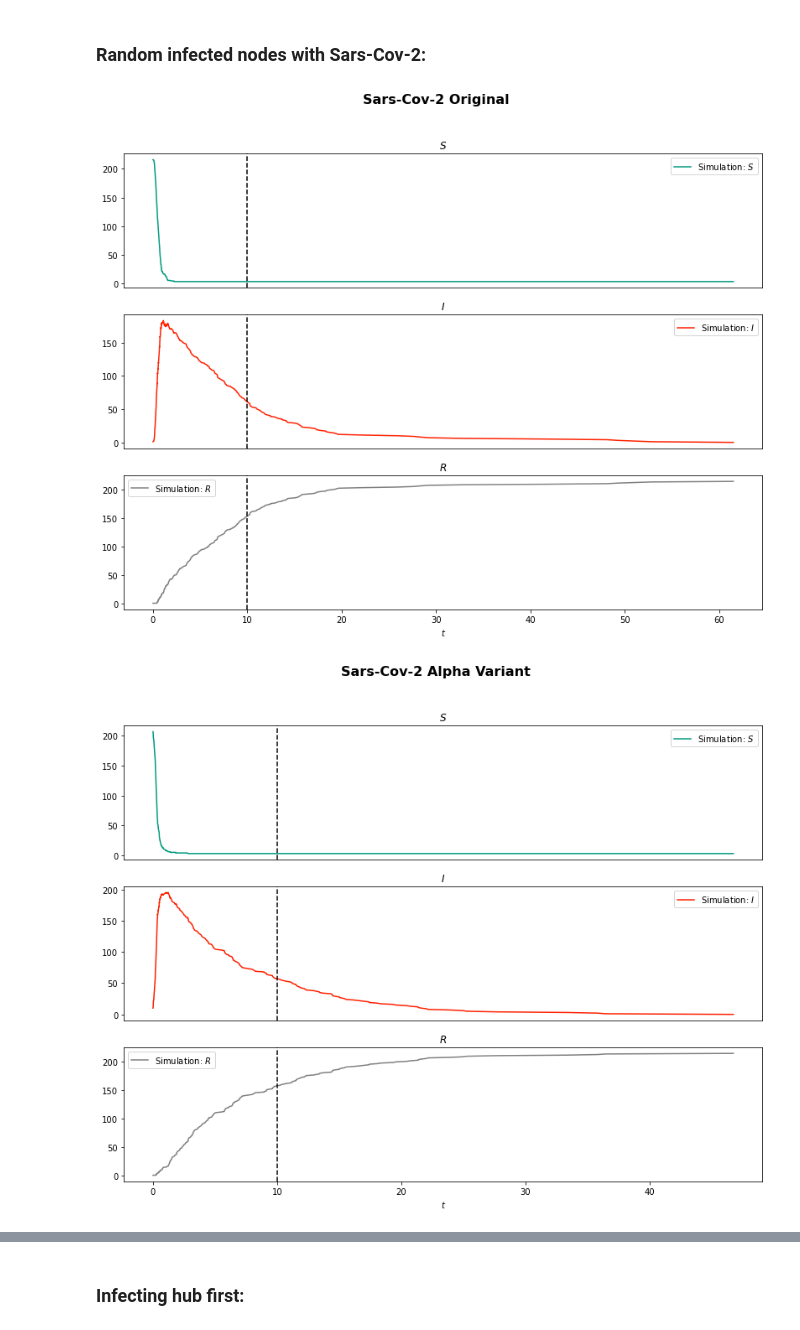
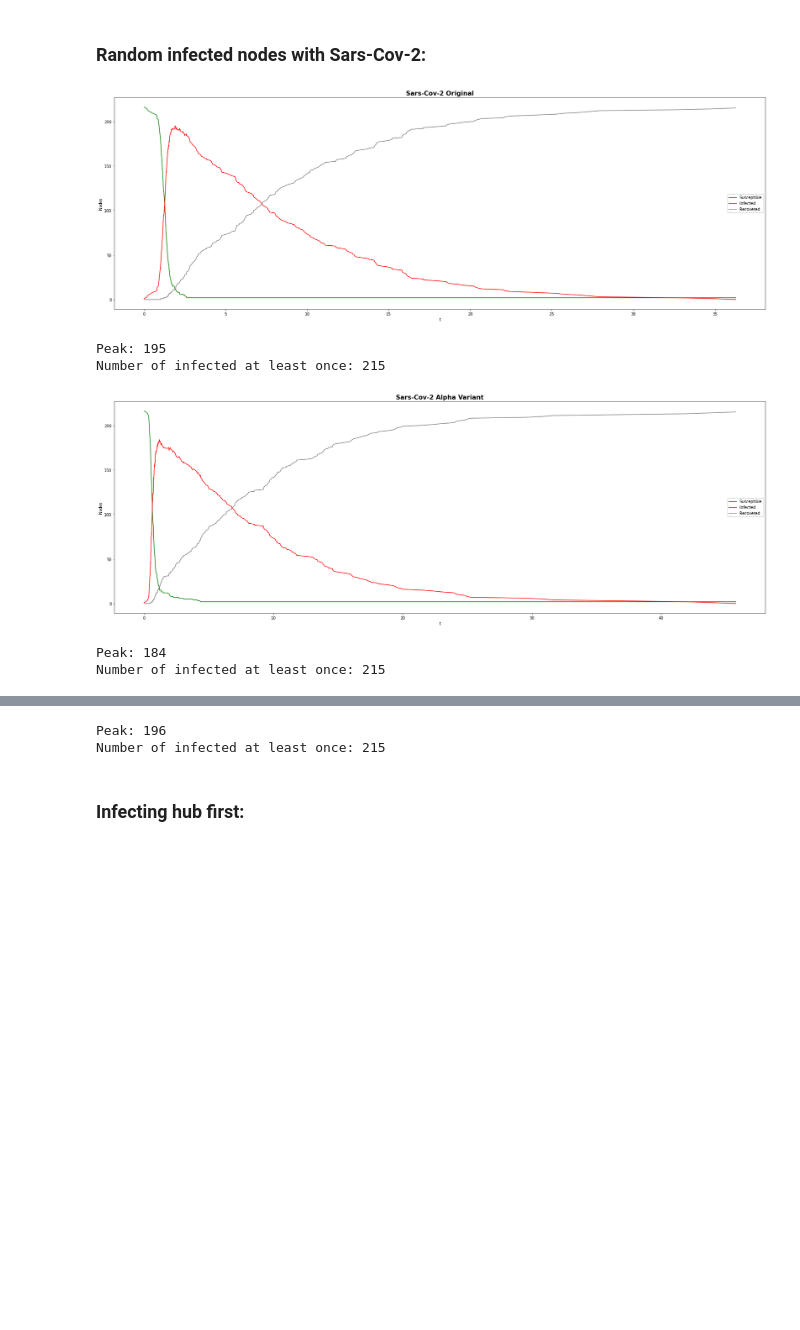
Before and after one commit to danielegerbaldo/Complex-Networks-Analysis-Project, a Jupyter notebook: CNA_Section_6_Epidemics.ipynb, the cells around one changed output, grey strips where cells are left out. Drawn from its saved outputs; the diff is of its cells as text; code cells hidden in the pictures; blank space fills up the shorter version.

Commit message:
Data visualization midified, added SIRSD test

```diff
--- a/CNA_Section_6_Epidemics.ipynb
+++ b/CNA_Section_6_Epidemics.ipynb
@@ -56,12 +56,12 @@ edges = G.edges()
 # %% [markdown]
 # Utility Functions
 # %%
-def display_timeseries(t,ts_plots,data,title=None):
-    fig_time = plt.figure(figsize=(30,10))
-    data._display_time_series_(t=t,fig=fig_time,ts_plots = ts_plots, ts_list = None,timelabel=r'$t$')
-    fig_time.suptitle(title,x=0.72,fontsize=16,fontweight='bold')
-    plt.show()
-    plt.close(fig_time)
+# def display_timeseries(t,ts_plots,data,title=None):
+#     fig_time = plt.figure(figsize=(30,10))
+#     data._display_time_series_(t=t,fig=fig_time,ts_plots = ts_plots, ts_list = None,timelabel=r'$t$')
+#     fig_time.suptitle(title,x=0.72,fontsize=16,fontweight='bold')
+#     plt.show()
+#     plt.close(fig_time)
 
 def display_graph(t,pos,data):
     kwargs = { 'pos':pos,'node_size':8000}
@@ -69,20 +69,14 @@ def display_graph(t,pos,data):
     plt.show()
     plt.close()
 
-def display_sirs_linegraph(t, S, I, R,title):
+def display_linegraph(t, S, I, R=None,title=None):
     fig_sirs_ax = plt.figure(figsize=(30,10))
     plt.plot(t, S, label = 'Susceptible', color='green')
     plt.plot(t, I, label = 'Infected', color='red')
-    plt.plot(t, R, label = 'Recovered', color='grey')
+    if R is not None: plt.plot(t, R, label = 'Recovered', color='grey')
     plt.xlabel('t')
     plt.ylabel('Nodes')
     plt.legend()
     plt.title(title,fontsize=16,fontweight='bold')
     plt.show()
     plt.close(fig_sirs_ax)
-# %%
-def get_random_nodes(n):
-    random_infected = []
-    while(len(random_infected)<n):
-        random_infected.append(random.randrange(1,217))
-    return random_infected
@@ -100,6 +126,8 @@ alpha_cov_tau = 3.60/average_out_degree
 delta_cov_tau = 5.08/average_out_degree
 
 gamma = 1/8 #recovery rate per node (number of step when node is infected)
+
+n_initial_infected = 1
 # %% [markdown]
 # SIR
 # %%
@@ -114,12 +142,25 @@ pos=nx.spring_layout(G, k=0.6, iterations=50)
 # %% [markdown]
 ### Random infected nodes with Sars-Cov-2:
 # %%
-sir_data_orig = EoN.fast_SIR(G, original_cov_tau, gamma, transmission_weight='weight',initial_infecteds=70, return_full_data=True)
-sir_data_alpha = EoN.fast_SIR(G, alpha_cov_tau, gamma, transmission_weight='weight',initial_infecteds=get_random_nodes(10), return_full_data=True)
-sir_data_delta = EoN.fast_SIR(G, delta_cov_tau, gamma, transmission_weight='weight',initial_infecteds=get_random_nodes(10), return_full_data=True)
-display_timeseries(10, [['S'], ['I'], ['R']],sir_data_orig,"Sars-Cov-2 Original")
-display_timeseries(10, [['S'], ['I'], ['R']],sir_data_alpha,"Sars-Cov-2 Alpha Variant")
-display_timeseries(10, [['S'], ['I'], ['R']],sir_data_delta,"Sars-Cov-2 Delta Variant")
+sir_data_orig = EoN.fast_SIR(G, original_cov_tau, gamma, transmission_weight='weight',initial_infecteds=get_random_nodes(n_initial_infected), return_full_data=True, tmax=50)
+sir_data_alpha = EoN.fast_SIR(G, alpha_cov_tau, gamma, transmission_weight='weight',initial_infecteds=get_random_nodes(n_initial_infected), return_full_data=True, tmax=50)
+sir_data_delta = EoN.fast_SIR(G, delta_cov_tau, gamma, transmission_weight='weight',initial_infecteds=get_random_nodes(n_initial_infected), return_full_data=True, tmax=50)
+
+display_linegraph(sir_data_orig.t(),sir_data_orig.S(),sir_data_orig.I(),sir_data_orig.R(),"Sars-Cov-2 Original")
+print("Peak: " + str(max(sir_data_orig.I())))
+print("Number of infected at least once: " + str(len(get_infected(sir_data_orig))))
+
+display_linegraph(sir_data_alpha.t(),sir_data_alpha.S(),sir_data_alpha.I(),sir_data_alpha.R(),"Sars-Cov-2 Alpha Variant")
+print("Peak: " + str(max(sir_data_alpha.I())))
+print("Number of infected at least once: " + str(len(get_infected(sir_data_alpha))))
+
+display_linegraph(sir_data_delta.t(),sir_data_delta.S(),sir_data_delta.I(),sir_data_delta.R(),"Sars-Cov-2 Delta Variant")
+print("Peak: " + str(max(sir_data_delta.I())))
+print("Number of infected at least once: " + str(len(get_infected(sir_data_delta))))
 # %% [output]
-[figure, old version]
+[figure, new version]
+Peak: 195
+Number of infected at least once: 215
-[figure, old version]
+[figure, new version]
+Peak: 184
+Number of infected at least once: 215
@@ -127,3 +168,5 @@ display_timeseries(10, [['S'], ['I'], ['R']],sir_data_delta,"Sars-Cov-2 Delta Va
+Peak: 196
+Number of infected at least once: 215
 # %% [markdown]
 ### Infecting hub first:
 # %%
```
Also changed, not shown: parts of 20 cells of this notebook.
